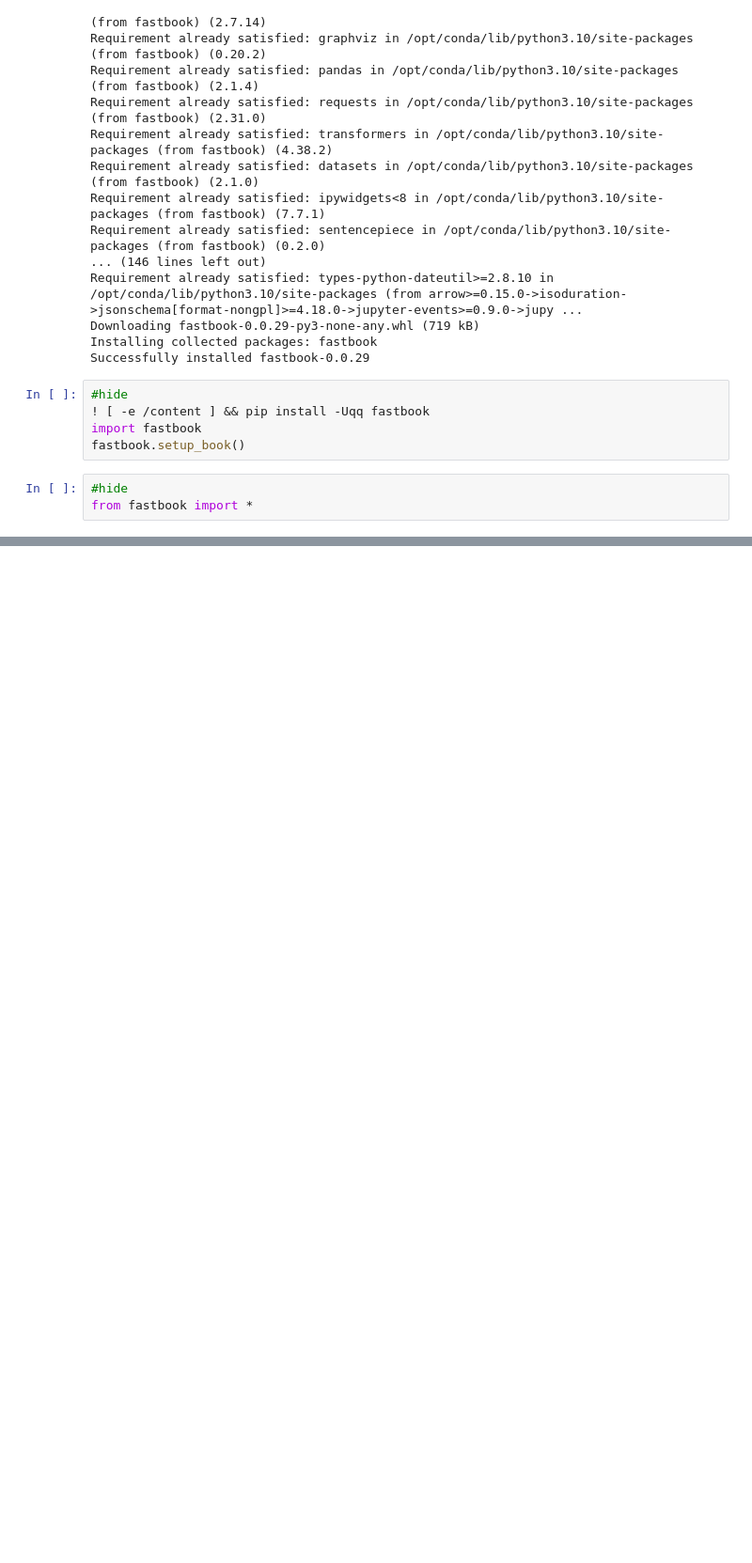
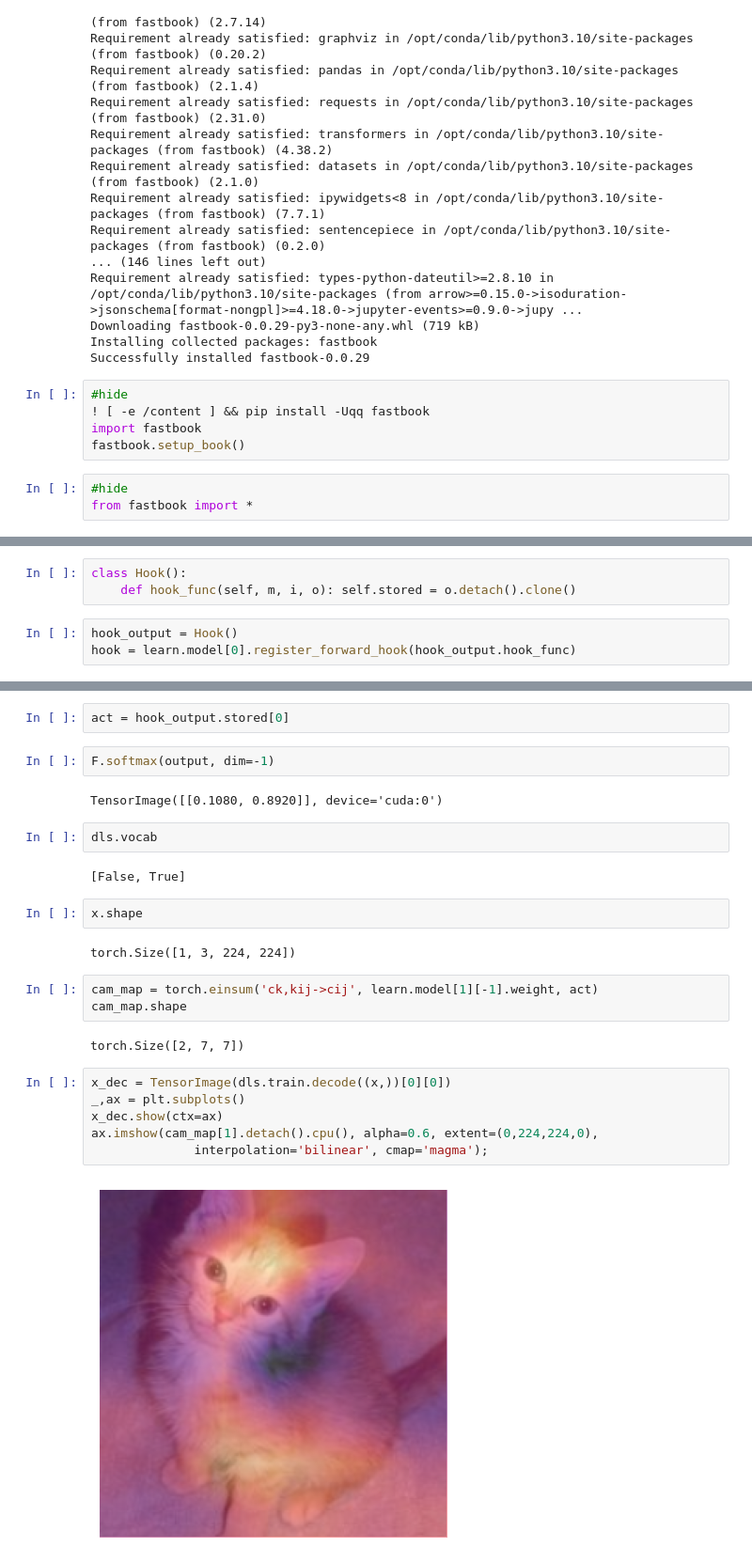
Before and after one commit to flyinacres/fastai-coursework, a Jupyter notebook: fast-18.ipynb, the cells around one changed output, grey strips where cells are left out. Shown at 94% size. Saved outputs shown, nothing was run; the diff lists cells and outputs as text; blank space fills up the shorter version.

```diff
--- a/fast-18.ipynb
+++ b/fast-18.ipynb
@@ -78,0 +87,6 @@ learn.fine_tune(1)
+# %%
+class Hook():
+    def hook_func(self, m, i, o): self.stored = o.detach().clone()
+# %%
+hook_output = Hook()
+hook = learn.model[0].register_forward_hook(hook_output.hook_func)
@@ -78,0 +95,27 @@ learn.fine_tune(1)
+# %%
+act = hook_output.stored[0]
+# %%
+F.softmax(output, dim=-1)
+# %% [output]
+TensorImage([[0.1080, 0.8920]], device='cuda:0')
+# %%
+dls.vocab
+# %% [output]
+[False, True]
+# %%
+x.shape
+# %% [output]
+torch.Size([1, 3, 224, 224])
+# %%
+cam_map = torch.einsum('ck,kij->cij', learn.model[1][-1].weight, act)
+cam_map.shape
+# %% [output]
+torch.Size([2, 7, 7])
+# %%
+x_dec = TensorImage(dls.train.decode((x,))[0][0])
+_,ax = plt.subplots()
+x_dec.show(ctx=ax)
+ax.imshow(cam_map[1].detach().cpu(), alpha=0.6, extent=(0,224,224,0),
+              interpolation='bilinear', cmap='magma');
+# %% [output]
+[figure, added]
```
Also changed, not shown: parts of 3 cells of this notebook.
